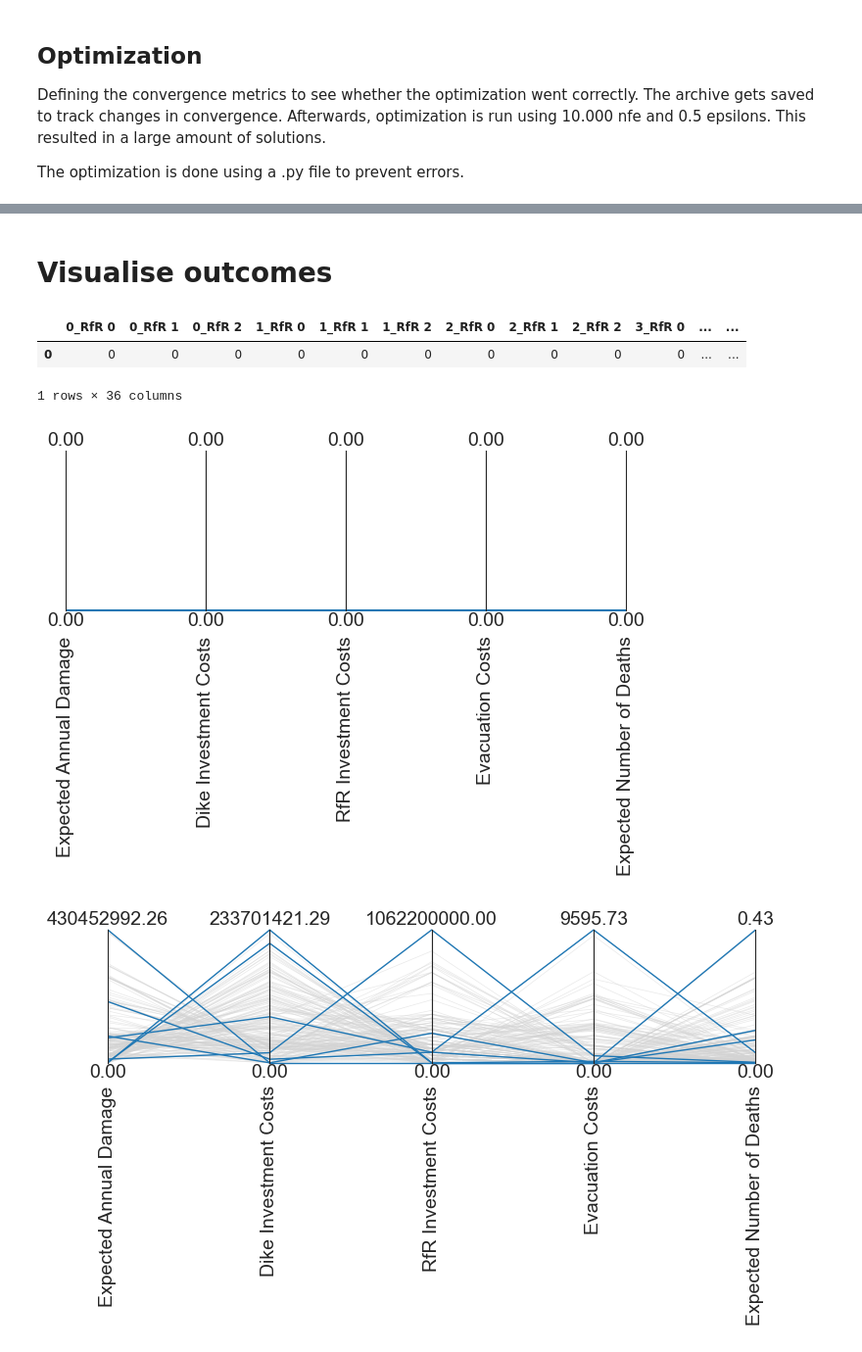
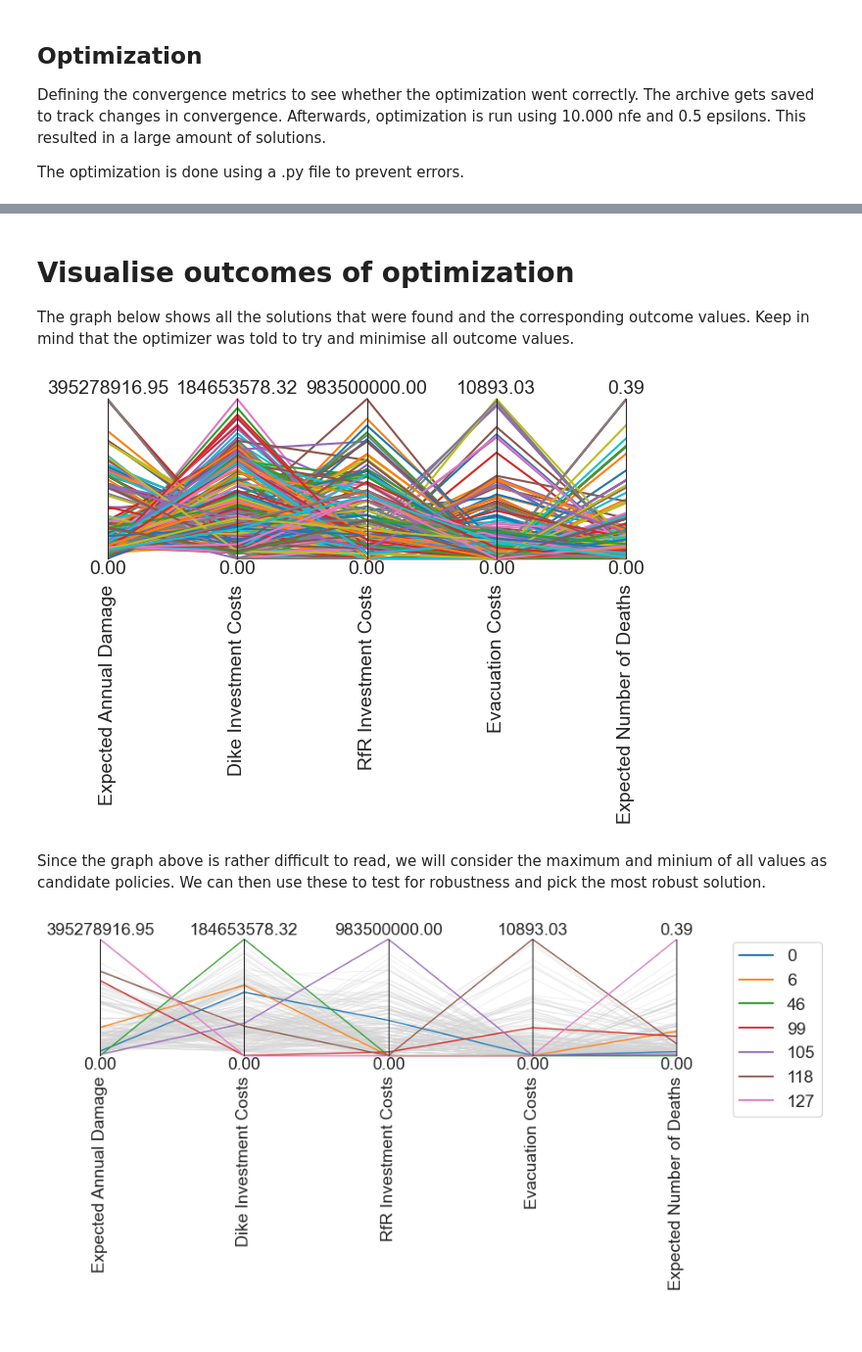
Before and after one commit to jeroenvantil/epa141A_open, a Jupyter notebook: final assignment/3.4 MORDM_reference.ipynb, the cells around one changed output, grey strips where cells are left out. Shown at 98% size. Saved outputs shown, nothing was run; the diff lists cells and outputs as text; code cells hidden in the pictures; blank space fills up the shorter version.

```diff
--- a/final assignment/3.4 MORDM_reference.ipynb
+++ b/final assignment/3.4 MORDM_reference.ipynb
@@ -177,5 +179,5 @@ save_results(results, 'optimization_10000x05.tar.gz')
 # %%
-archives = ArchiveLogger.load_archives(f"./archives/optimization_reference_10000x05.tar.gz")
+archives = ArchiveLogger.load_archives(f"./archives/optimization_10000x05.tar.gz")
 for key in archives:
     if 'Unnamed: 0' in archives[key].columns:
         archives[key] = archives[key].drop(columns=['Unnamed: 0'])
@@ -190,11 +206,7 @@ plt.show()
 # %% [markdown]
-# Visualise outcomes
+# Visualise outcomes of optimization
+
+The graph below shows all the solutions that were found and the corresponding outcome values. Keep in mind that the optimizer was told to try and minimise all outcome values.
-# %%
-reference_set
-# %% [output]
-|  | 0_RfR 0 | 0_RfR 1 | 0_RfR 2 | 1_RfR 0 | 1_RfR 1 | 1_RfR 2 | 2_RfR 0 | 2_RfR 1 | 2_RfR 2 | 3_RfR 0 | ... | ... |
-| 0 | 0 | 0 | 0 | 0 | 0 | 0 | 0 | 0 | 0 | 0 | ... | ... |
-1 rows × 36 columns
 # %%
 outcomes = reference_set.loc[:, ['Expected Annual Damage', 'Dike Investment Costs', 'RfR Investment Costs', 'Evacuation Costs', 'Expected Number of Deaths']]
 
@@ -206,26 +218,32 @@ axes.plot(outcomes)
 # axes.invert_axis('Expected Number of Deaths')
 # plt.show()
 # %% [output]
-[figure, old version]
+[figure, new version]
+# %% [markdown]
+Since the graph above is rather difficult to read, we will consider the maximum and minium of all values as candidate policies. We can then use these to test for robustness and pick the most robust solution.
 # %%
 # conditional on y
 all_data = pd.DataFrame({k:v for k,v in outcomes.items()})
 
 # let's get the unique indices for the minima and maxima across
 # all objectives
 indices = pd.concat([all_data.idxmax(), all_data.idxmin()]).unique()
 
 limits = parcoords.get_limits(all_data)
-axes = parcoords.ParallelAxes(limits)
+paraxes = parcoords.ParallelAxes(limits)
 
-# we set the linewidth lower, and make the lines slightly transparent using alpha
-# this often helps reveal patterns in the results.
-axes.plot(all_data, color='lightgrey', lw=0.5, alpha=0.5)
-axes.plot(all_data.iloc[indices, :], color=sns.color_palette()[0], lw=1)
+paraxes.plot(all_data, color='lightgrey', lw=0.5, alpha=0.5)
+
+# Plot the unique lines with different colors
+for i, (index, row) in enumerate(all_data.iloc[indices].sort_index().iterrows()):
+    paraxes.plot(row, color=colors[i], lw=1, label=str(index))
+
+# Create a legend
+paraxes.legend()
 
 fig = plt.gcf()
 fig.set_size_inches((8, 4))
 
 plt.show()
 # %% [output]
-[figure, old version]
+[figure, new version]
```
Also changed, not shown: parts of 33 cells of this notebook, 11 other files.
